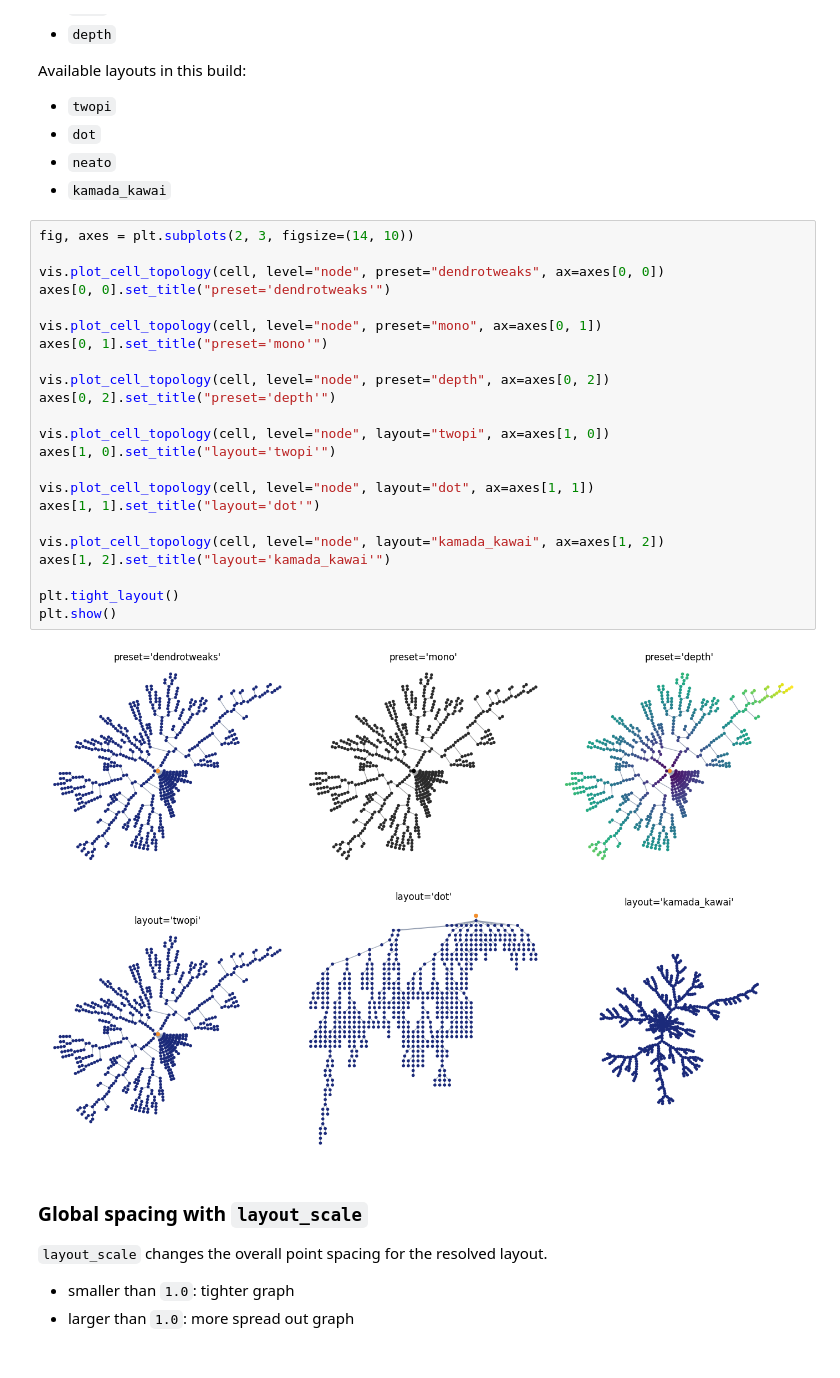
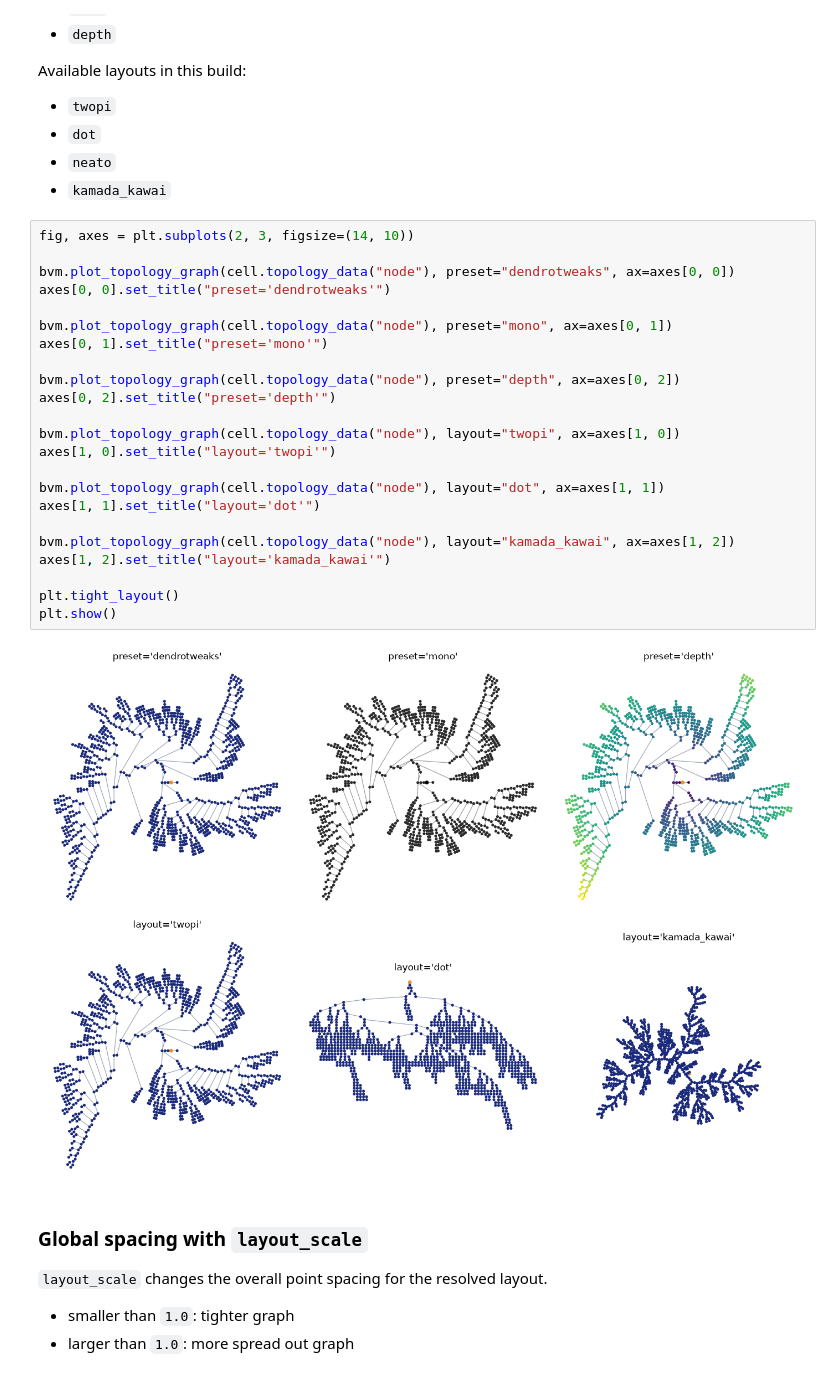
Before and after one commit to chaobrain/braincell, a Jupyter notebook: docs/tutorials/vis.ipynb, the cells around one changed output. Cells and saved outputs as stored; diff of their text form.

```diff
--- a/docs/tutorials/vis.ipynb
+++ b/docs/tutorials/vis.ipynb
@@ -92,28 +92,28 @@ Available layouts in this build:
 # %%
 fig, axes = plt.subplots(2, 3, figsize=(14, 10))
 
-vis.plot_cell_topology(cell, level="node", preset="dendrotweaks", ax=axes[0, 0])
+bvm.plot_topology_graph(cell.topology_data("node"), preset="dendrotweaks", ax=axes[0, 0])
 axes[0, 0].set_title("preset='dendrotweaks'")
 
-vis.plot_cell_topology(cell, level="node", preset="mono", ax=axes[0, 1])
+bvm.plot_topology_graph(cell.topology_data("node"), preset="mono", ax=axes[0, 1])
 axes[0, 1].set_title("preset='mono'")
 
-vis.plot_cell_topology(cell, level="node", preset="depth", ax=axes[0, 2])
+bvm.plot_topology_graph(cell.topology_data("node"), preset="depth", ax=axes[0, 2])
 axes[0, 2].set_title("preset='depth'")
 
-vis.plot_cell_topology(cell, level="node", layout="twopi", ax=axes[1, 0])
+bvm.plot_topology_graph(cell.topology_data("node"), layout="twopi", ax=axes[1, 0])
 axes[1, 0].set_title("layout='twopi'")
 
-vis.plot_cell_topology(cell, level="node", layout="dot", ax=axes[1, 1])
+bvm.plot_topology_graph(cell.topology_data("node"), layout="dot", ax=axes[1, 1])
 axes[1, 1].set_title("layout='dot'")
 
-vis.plot_cell_topology(cell, level="node", layout="kamada_kawai", ax=axes[1, 2])
+bvm.plot_topology_graph(cell.topology_data("node"), layout="kamada_kawai", ax=axes[1, 2])
 axes[1, 2].set_title("layout='kamada_kawai'")
 
 plt.tight_layout()
 plt.show()
 # %% [output]
-[figure, old version]
+[figure, new version]
 # %% [markdown]
 ### Global spacing with `layout_scale`
 
```
Also changed, not shown: parts of 15 cells of this notebook, 6 other files.
